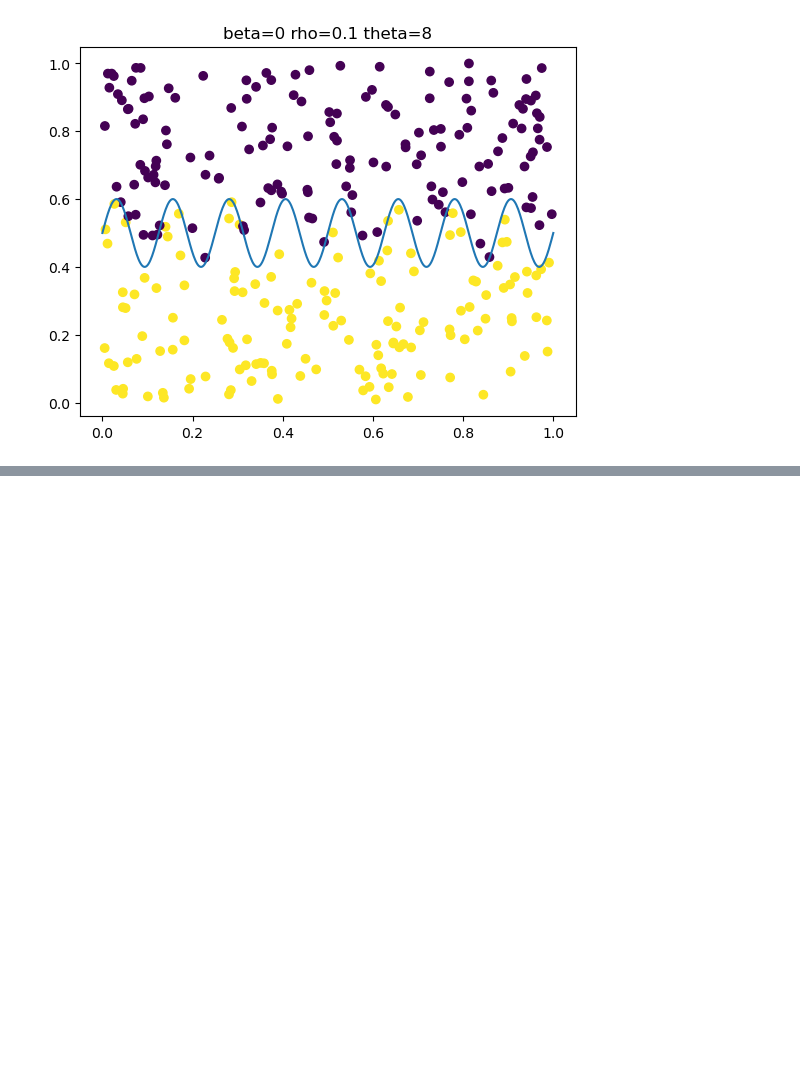
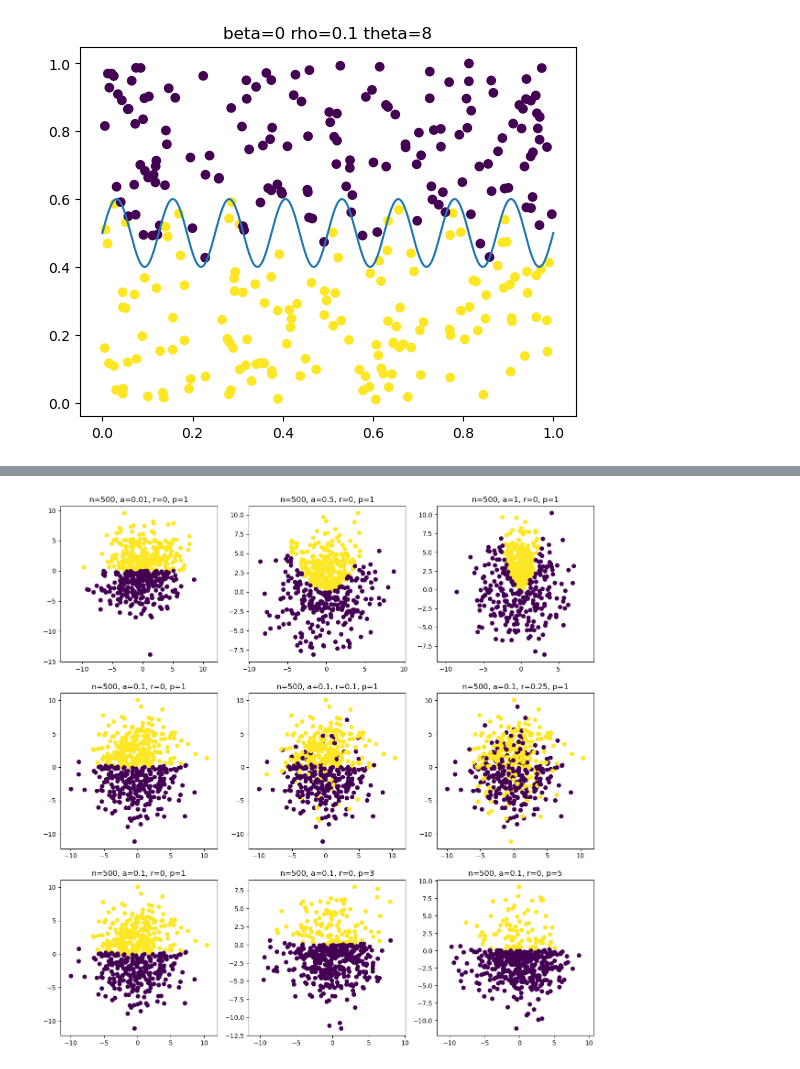
Before and after one commit to antoniobelotti/budget-svm, a Jupyter notebook: plot_datasets.ipynb, the cells around one changed output, grey strips where cells are left out. Saved outputs shown, nothing was run; the diff lists cells and outputs as text; code cells hidden in the pictures; blank space fills up the shorter version.

```diff
--- a/plot_datasets.ipynb
+++ b/plot_datasets.ipynb
@@ -90,0 +139,77 @@ from budgetsvm.kernel import GaussianKernel
+# %%
+from numpy.random import default_rng
+import matplotlib.pyplot as plt
+import numpy as np
+
+
+def get_labeling_function(alpha):
+    def labeling_fn(iterable, rng):
+        y = []
+        for x1, x2 in iterable:
+            yval = x2 - (alpha * x1) ** 2
+            y.append(1 if yval > 0 else -1)
+
+        return np.array(y)
+
+    return labeling_fn
+
+
+def flip_class(y, r, rng):
+    positive_indices = np.where(y == 1)[0]
+    negative_indices = np.where(y == -1)[0]
+
+    flip_size = int(r * len(positive_indices))
+
+    pos_flip_idx = rng.choice(positive_indices, size=flip_size, replace=False)
+    neg_flip_idx = rng.choice(negative_indices, size=flip_size, replace=False)
+
+    y[pos_flip_idx] = -y[pos_flip_idx]
+    y[neg_flip_idx] = -y[neg_flip_idx]
+    return y
+
+
+def get_pacman_dataset(n=300, a=1, r=0, p=1, dim=2, gamma=10, seed=42):
+    rng = default_rng(seed)
+
+    mean = np.zeros(dim)
+    cov = np.eye(dim) * gamma
+
+    population = rng.multivariate_normal(mean, cov, n * 10, check_valid="raise")
+
+    lfn = get_labeling_function(a)
+    y = lfn(population, rng)
+
+    x_pos = population[np.where(y == 1)]
+    x_neg = population[np.where(y == -1)]
+
+    num_pos = int(n / (p + 1))
+    num_neg = n - num_pos
+
+    X = np.concatenate(
+        [
+            rng.choice(x_pos, size=num_pos, replace=False),
+            rng.choice(x_neg, size=num_neg, replace=False),
+        ],
+    )
+
+    y = lfn(X, rng)
+    y = flip_class(y, r, rng)
+
+    return X, y
+
+
+fig, axs = plt.subplots(3, 3, figsize=(15, 15))
+flat_axs = axs.flat
+for n, a, r, p in zip(
+    [500] * 9,
+    [0.01, 0.5, 1, 0.1, 0.1, 0.1, 0.1, 0.1, 0.1],
+    [0, 0, 0, 0, 0.1, 0.25, 0, 0, 0],
+    [1, 1, 1, 1, 1, 1, 1, 3, 5],
+):
+    ax = next(flat_axs)
+    X, y = get_pacman_dataset(n=n, a=a, r=r, p=p)
+    ax.title.set_text(f"n={n}, a={a}, r={r}, p={p}")
+    ax.scatter(*X.T, c=y)
+    ax.axis("equal")
+# %% [output]
+[figure, added]
```
Also changed, not shown: parts of 9 cells of this notebook, 1 other file.
